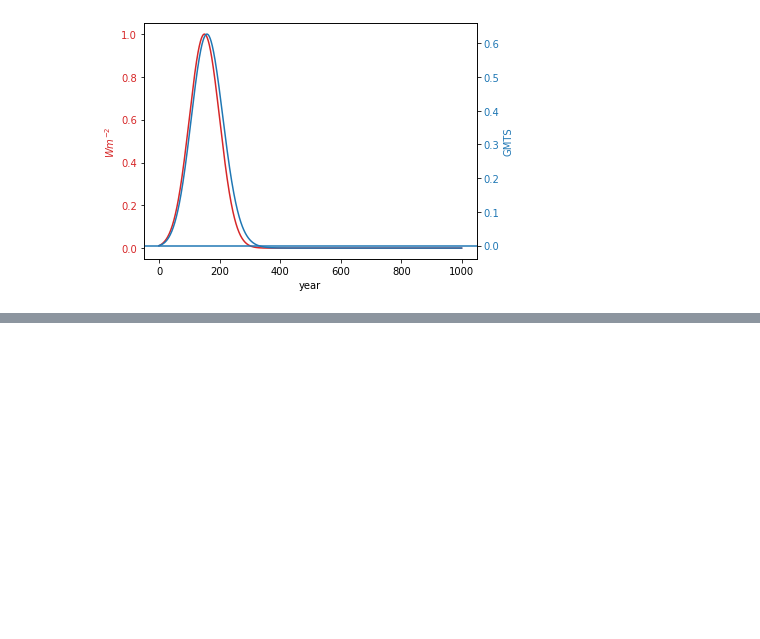
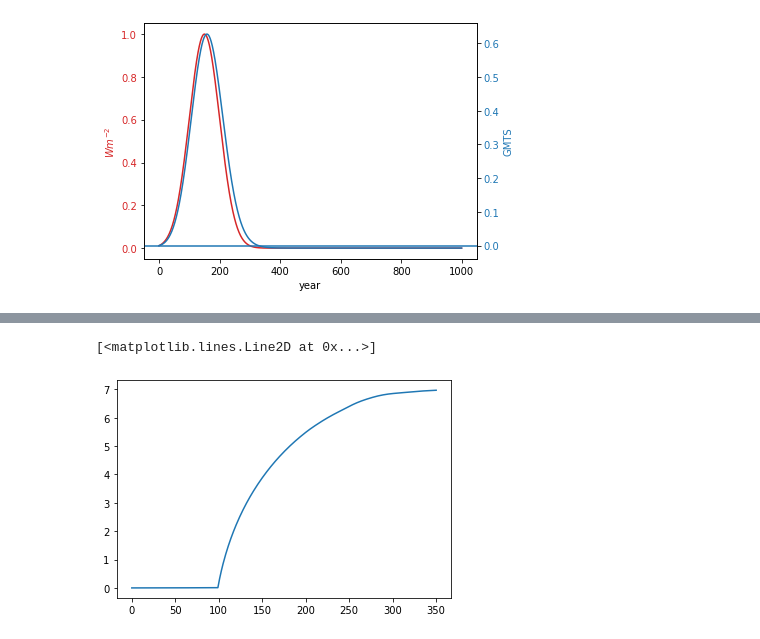
Before and after one commit to benmsanderson/METEOR, a Jupyter notebook: notebooks/METEOR_multi_model_pattern_example.ipynb, the cells around one changed output, grey strips where cells are left out. Cells and saved outputs as stored; diff of their text form; code cells hidden in the pictures; blank space fills up the shorter version.

```diff
--- a/notebooks/METEOR_multi_model_pattern_example.ipynb
+++ b/notebooks/METEOR_multi_model_pattern_example.ipynb
@@ -185,0 +188,5 @@ plt.show()
+# %%
+plt.plot(fttl['N2O'])
+# %% [output]
+[<matplotlib.lines.Line2D at 0x...>]
+[figure, added]
```
Also changed, not shown: parts of 19 cells of this notebook, 3 other files.
